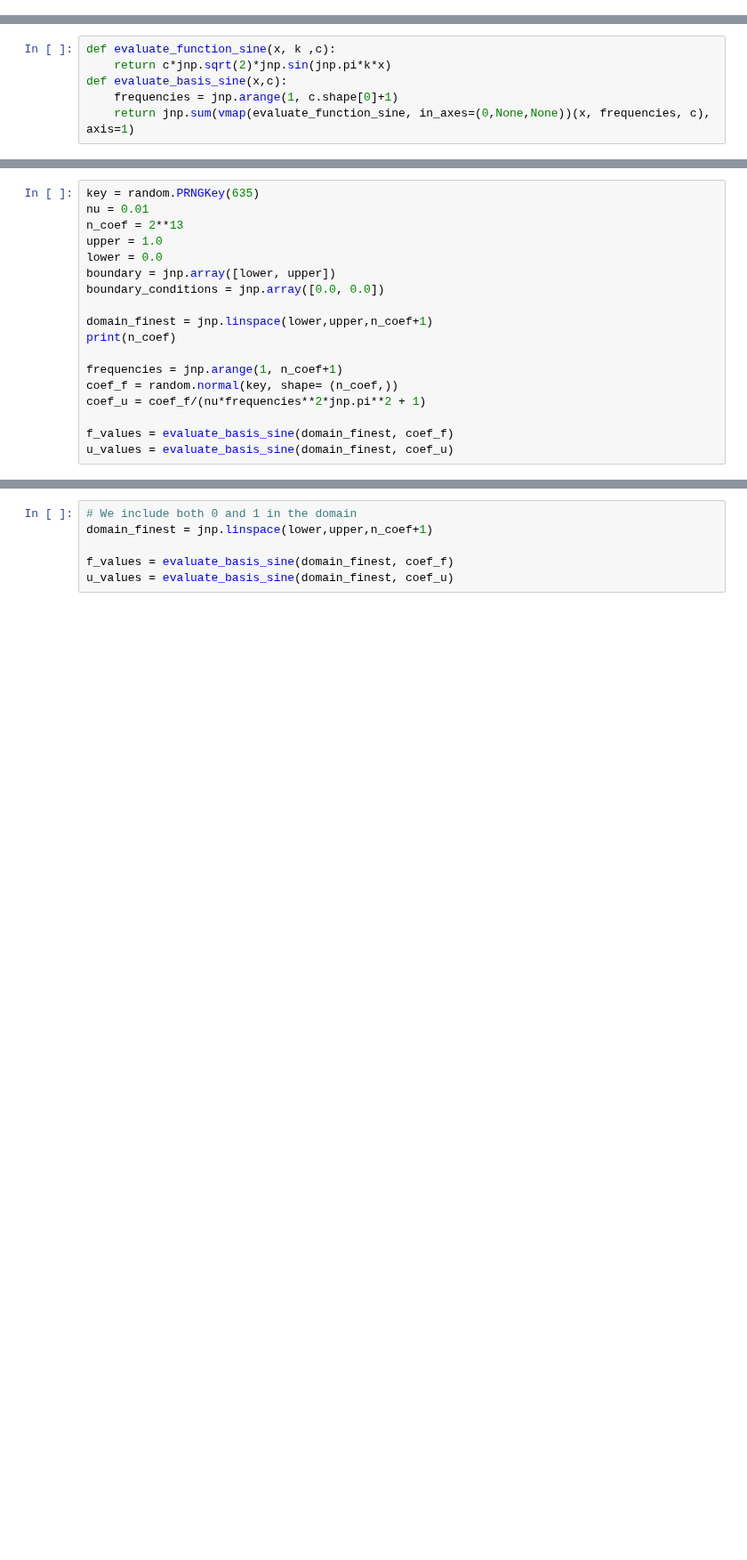
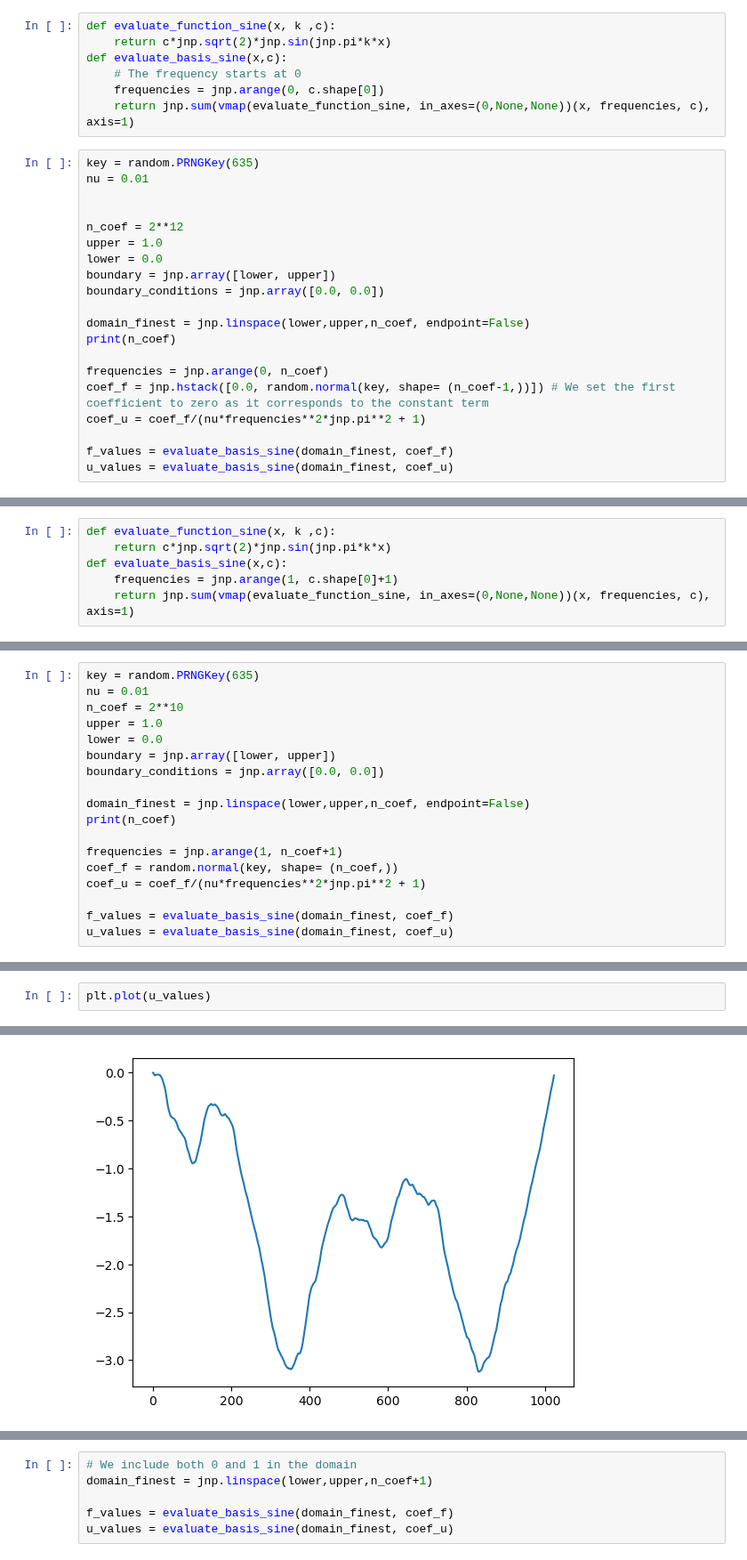
Before and after one commit to MatthieuDarcy/Kernel-NeuralNetworks-SPDEs, a Jupyter notebook: solving_elliptic/DST.ipynb, the cells around one changed output, grey strips where cells are left out. Shown at 89% size. Saved outputs shown, nothing was run; the diff lists cells and outputs as text; blank space fills up the shorter version.

```diff
--- a/solving_elliptic/DST.ipynb
+++ b/solving_elliptic/DST.ipynb
@@ -23,0 +30,27 @@ from tqdm import tqdm
+# %%
+def evaluate_function_sine(x, k ,c):
+    return c*jnp.sqrt(2)*jnp.sin(jnp.pi*k*x)
+def evaluate_basis_sine(x,c):
+    # The frequency starts at 0
+    frequencies = jnp.arange(0, c.shape[0])
+    return jnp.sum(vmap(evaluate_function_sine, in_axes=(0,None,None))(x, frequencies, c), axis=1)
+# %%
+key = random.PRNGKey(635)
+nu = 0.01
+
+
+n_coef = 2**12
+upper = 1.0
+lower = 0.0
+boundary = jnp.array([lower, upper])
+boundary_conditions = jnp.array([0.0, 0.0])
+
+domain_finest = jnp.linspace(lower,upper,n_coef, endpoint=False)
+print(n_coef)
+
+frequencies = jnp.arange(0, n_coef)
+coef_f = jnp.hstack([0.0, random.normal(key, shape= (n_coef-1,))]) # We set the first coefficient to zero as it corresponds to the constant term
+coef_u = coef_f/(nu*frequencies**2*jnp.pi**2 + 1)
+
+f_values = evaluate_basis_sine(domain_finest, coef_f)
+u_values = evaluate_basis_sine(domain_finest, coef_u)
@@ -39,13 +226,13 @@ def evaluate_basis_sine(x,c):
 # %%
 key = random.PRNGKey(635)
 nu = 0.01
-n_coef = 2**13
+n_coef = 2**10
 upper = 1.0
 lower = 0.0
 boundary = jnp.array([lower, upper])
 boundary_conditions = jnp.array([0.0, 0.0])
 
-domain_finest = jnp.linspace(lower,upper,n_coef+1)
+domain_finest = jnp.linspace(lower,upper,n_coef, endpoint=False)
 print(n_coef)
 
 frequencies = jnp.arange(1, n_coef+1)
@@ -59,0 +246,3 @@ An NVIDIA GPU may be present on this machine, but a CUDA-enabled jaxlib is not i
+# %%
+plt.plot(u_values)
+# %% [output]
@@ -59,0 +250 @@ An NVIDIA GPU may be present on this machine, but a CUDA-enabled jaxlib is not i
+[figure, added]
```
Also changed, not shown: parts of 31 cells of this notebook, 2 other files.
